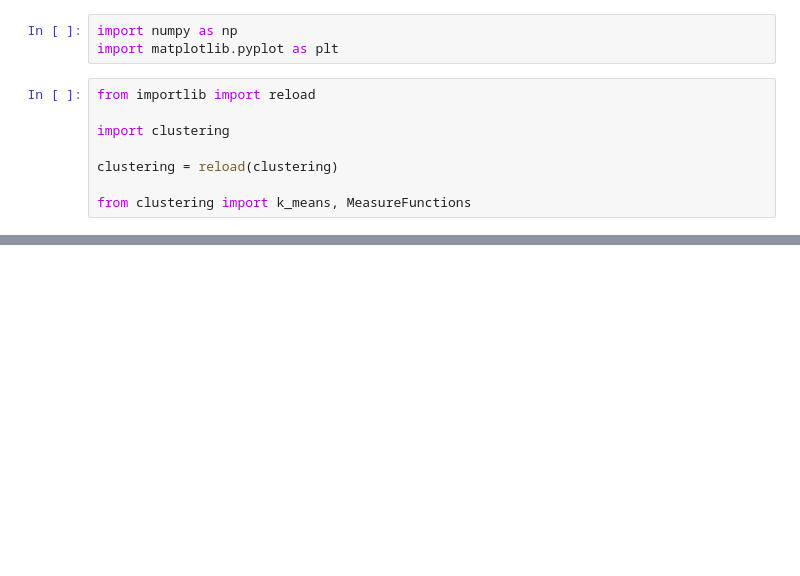
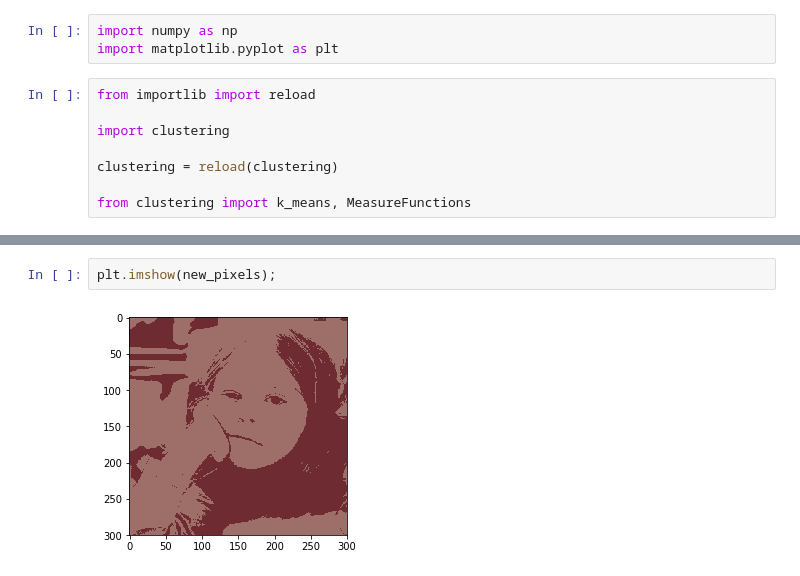
Before and after one commit to tigranfah/machine_learning, a Jupyter notebook: round2/homework/clustering_homework/clustering.ipynb, the cells around one changed output, grey strips where cells are left out. Cells and saved outputs as stored; diff of their text form; blank space fills up the shorter version.

```diff
--- a/round2/homework/clustering_homework/clustering.ipynb
+++ b/round2/homework/clustering_homework/clustering.ipynb
@@ -62,0 +110,4 @@ a.mean()
+# %%
+plt.imshow(new_pixels);
+# %% [output]
+[figure, added]
```
Also changed, not shown: parts of 32 cells of this notebook, 2 other files.
